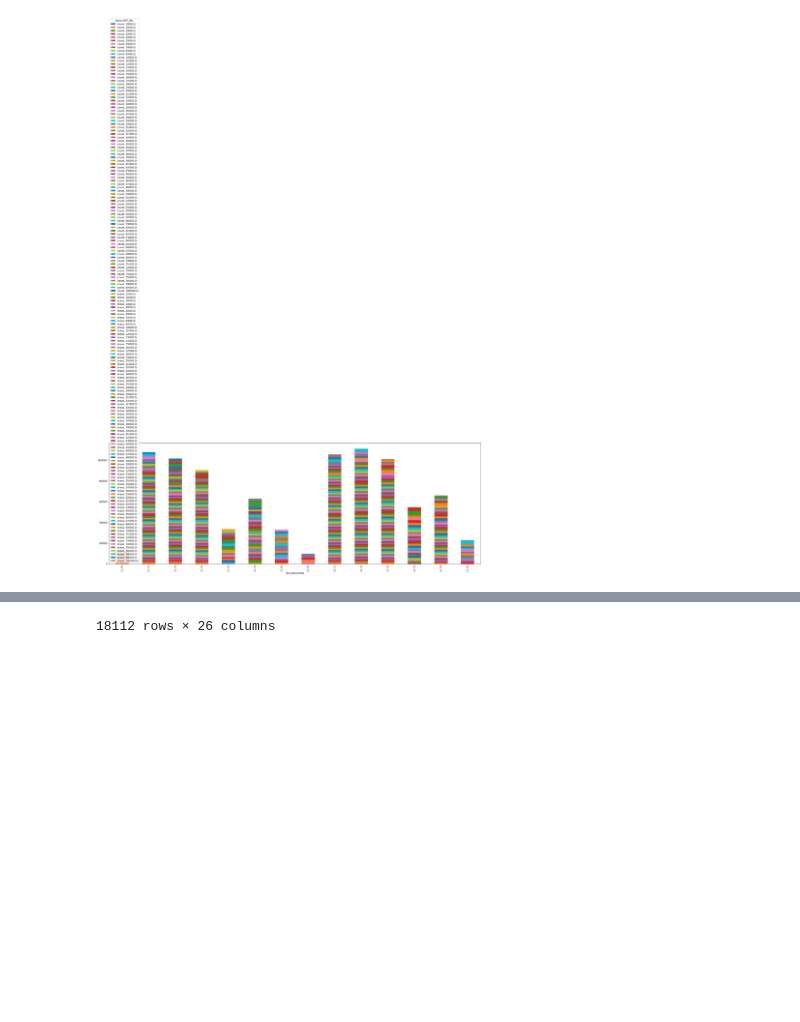
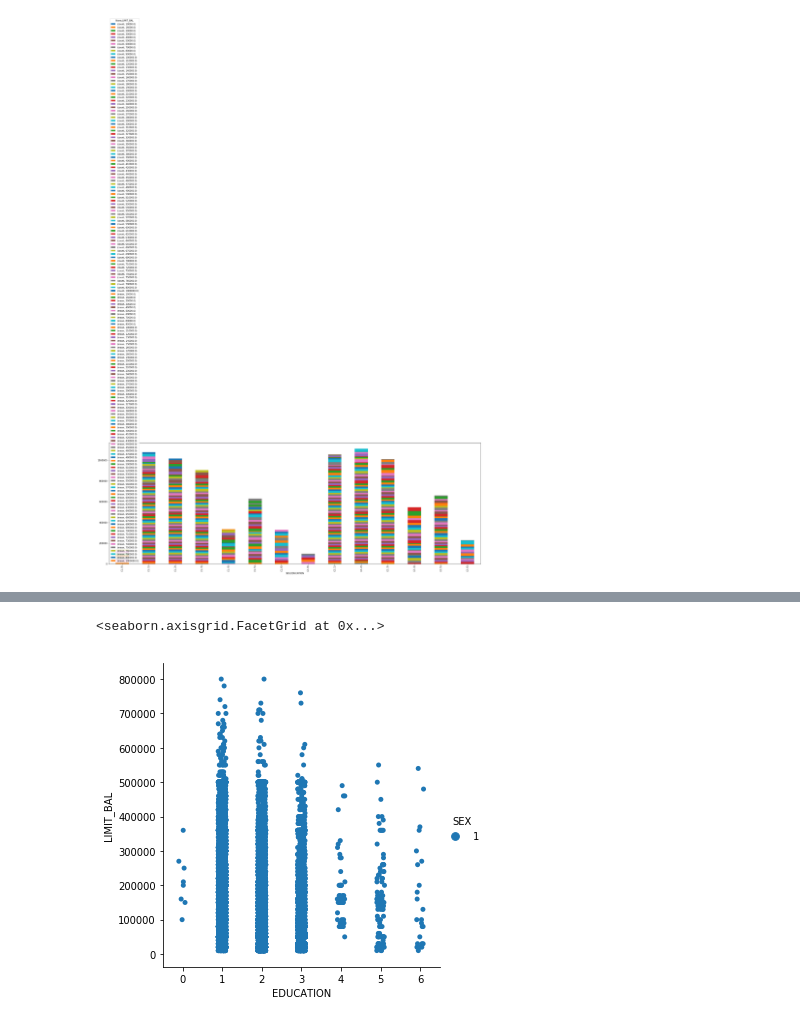
Before and after one commit to aliv65/sfml, a Jupyter notebook: HW_lesson_01/hw1-task.ipynb, the cells around one changed output, grey strips where cells are left out. Drawn from its saved outputs; the diff is of its cells as text; code cells hidden in the pictures; blank space fills up the shorter version.

```diff
--- a/HW_lesson_01/hw1-task.ipynb
+++ b/HW_lesson_01/hw1-task.ipynb
@@ -154,6 +154,6 @@ plt.show()
 # %%
 # (9) построить зависимость кредитного лимита и образования только для одного из полов
 import seaborn as sns
-maleDF = df[(df['SEX'] == 2)].copy()
-maleDF
+maleDF = df[(df['SEX'] == 1)].copy()
+sns.catplot('EDUCATION','LIMIT_BAL',data=maleDF,hue='SEX')
 # %% [output]
@@ -177 +160,2 @@ maleDF
-18112 rows × 26 columns
+<seaborn.axisgrid.FacetGrid at 0x...>
+[figure, added]
```
Also changed, not shown: parts of 2 cells of this notebook.
